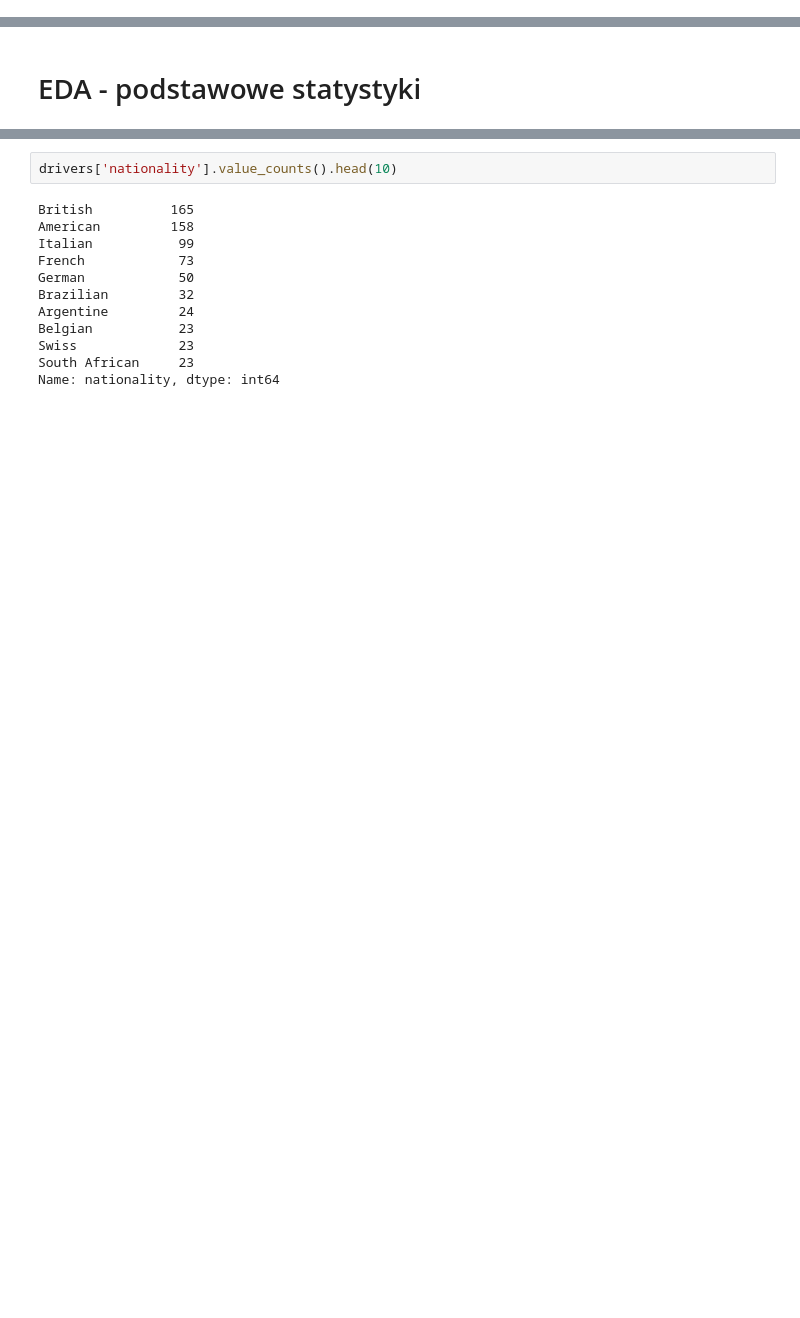
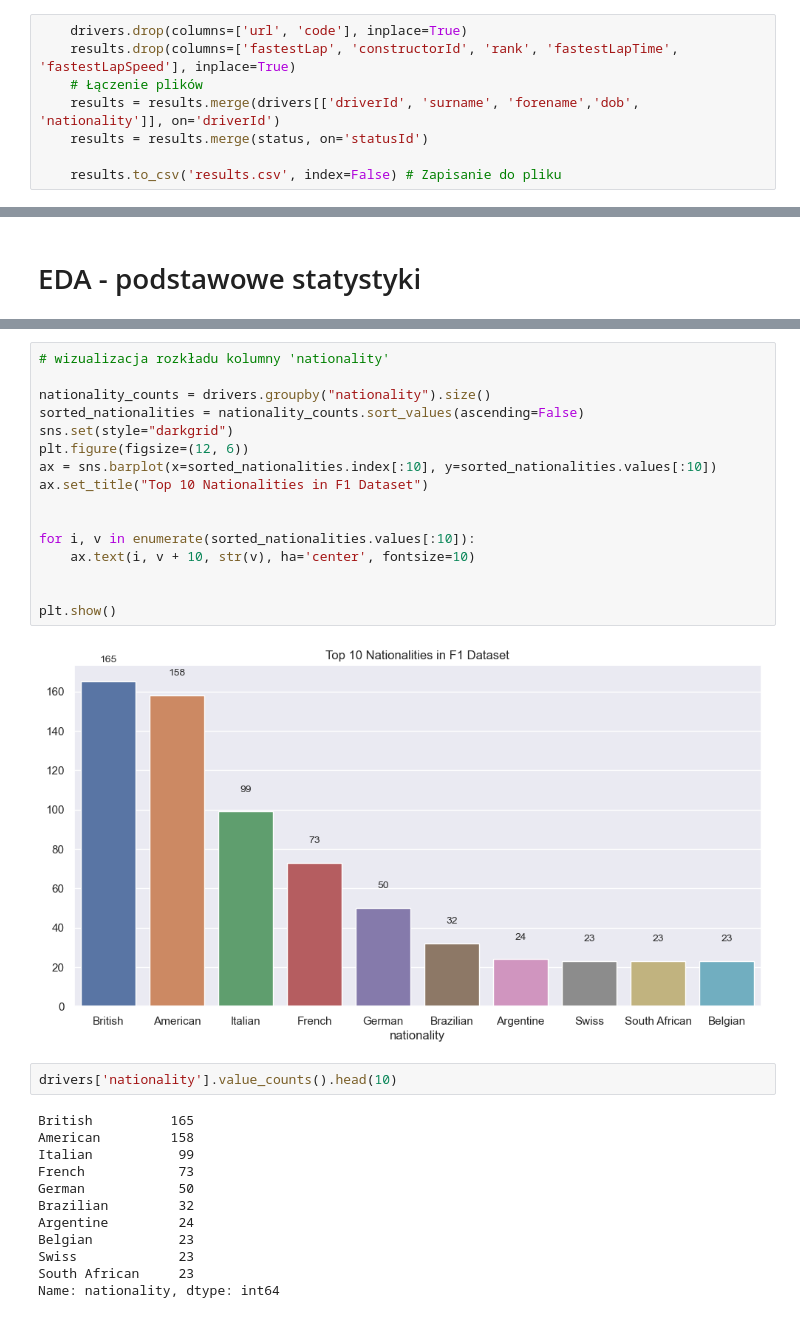
Before and after one commit to nataliaskrzypczak/python-data-analyses, a Jupyter notebook: Formula 1/F1 stats/data mining.ipynb, the cells around one changed output, grey strips where cells are left out. Cells and saved outputs as stored; diff of their text form; blank space fills up the shorter version.

```diff
--- a/Formula 1/F1 stats/data mining.ipynb
+++ b/Formula 1/F1 stats/data mining.ipynb
@@ -48,0 +16,8 @@ drivers.to_csv('drivers.csv', index=False)
+# %%
+    drivers.drop(columns=['url', 'code'], inplace=True)
+    results.drop(columns=['fastestLap', 'constructorId', 'rank', 'fastestLapTime', 'fastestLapSpeed'], inplace=True)
+    # Łączenie plików
+    results = results.merge(drivers[['driverId', 'surname', 'forename','dob', 'nationality']], on='driverId')
+    results = results.merge(status, on='statusId')
+
+    results.to_csv('results.csv', index=False) # Zapisanie do pliku
@@ -58,3 +134,21 @@ plt.show()
+# %%
+# wizualizacja rozkładu kolumny 'nationality'
+
+nationality_counts = drivers.groupby("nationality").size()
+sorted_nationalities = nationality_counts.sort_values(ascending=False)
+sns.set(style="darkgrid")
+plt.figure(figsize=(12, 6))
+ax = sns.barplot(x=sorted_nationalities.index[:10], y=sorted_nationalities.values[:10])
+ax.set_title("Top 10 Nationalities in F1 Dataset")
+
+
+for i, v in enumerate(sorted_nationalities.values[:10]):
+    ax.text(i, v + 10, str(v), ha='center', fontsize=10)
+
+
+plt.show()
+# %% [output]
+[figure, added]
 # %%
 drivers['nationality'].value_counts().head(10)
 # %% [output]
```
Also changed, not shown: parts of 24 cells of this notebook.
